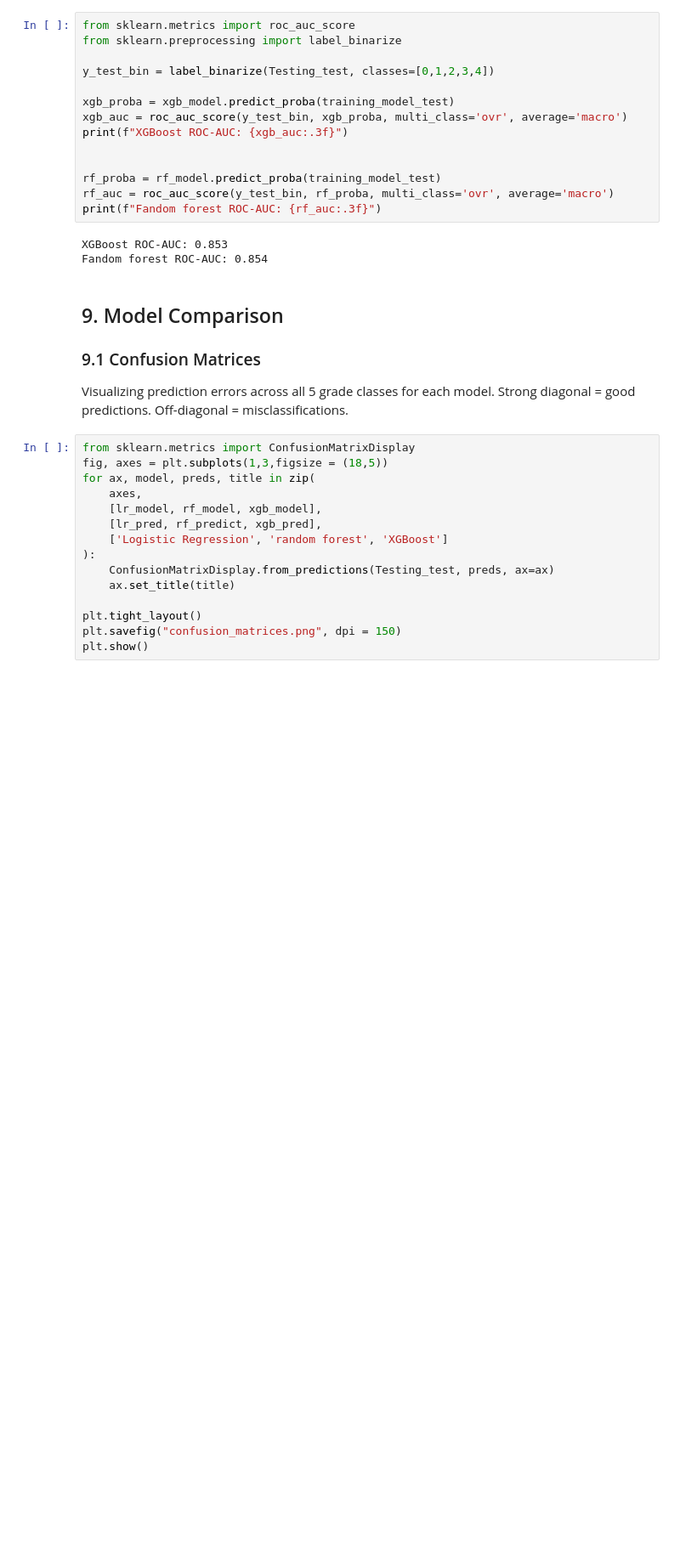
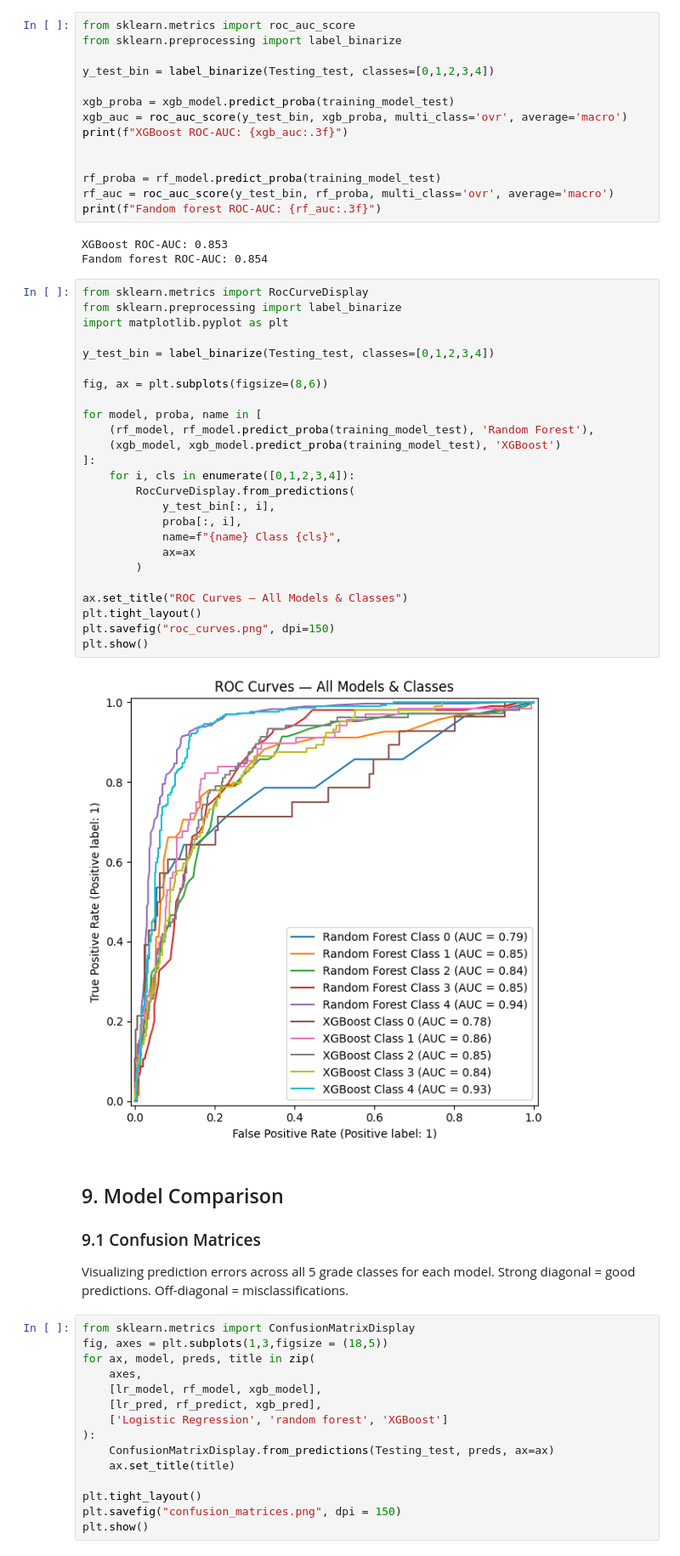
Before and after one commit to Arihant-Golchha/Student-Performance-Predictor, a Jupyter notebook: Student_prediction_model.ipynb, the cells around one changed output. Shown at 85% size. Cells and saved outputs as stored; diff of their text form; blank space fills up the shorter version.

Commit message:
finalized the Readme file and added ROC curve

```diff
--- a/Student_prediction_model.ipynb
+++ b/Student_prediction_model.ipynb
@@ -399,6 +399,33 @@ print(f"Fandom forest ROC-AUC: {rf_auc:.3f}")
 # %% [output]
 XGBoost ROC-AUC: 0.853
 Fandom forest ROC-AUC: 0.854
+# %%
+from sklearn.metrics import RocCurveDisplay
+from sklearn.preprocessing import label_binarize
+import matplotlib.pyplot as plt
+
+y_test_bin = label_binarize(Testing_test, classes=[0,1,2,3,4])
+
+fig, ax = plt.subplots(figsize=(8,6))
+
+for model, proba, name in [
+    (rf_model, rf_model.predict_proba(training_model_test), 'Random Forest'),
+    (xgb_model, xgb_model.predict_proba(training_model_test), 'XGBoost')
+]:
+    for i, cls in enumerate([0,1,2,3,4]):
+        RocCurveDisplay.from_predictions(
+            y_test_bin[:, i],
+            proba[:, i],
+            name=f"{name} Class {cls}",
+            ax=ax
+        )
+
+ax.set_title("ROC Curves — All Models & Classes")
+plt.tight_layout()
+plt.savefig("roc_curves.png", dpi=150)
+plt.show()
+# %% [output]
+[figure, added]
 # %% [markdown]
 ## 9. Model Comparison
 
```
Also changed, not shown: parts of 2 cells of this notebook, 4 other files.
